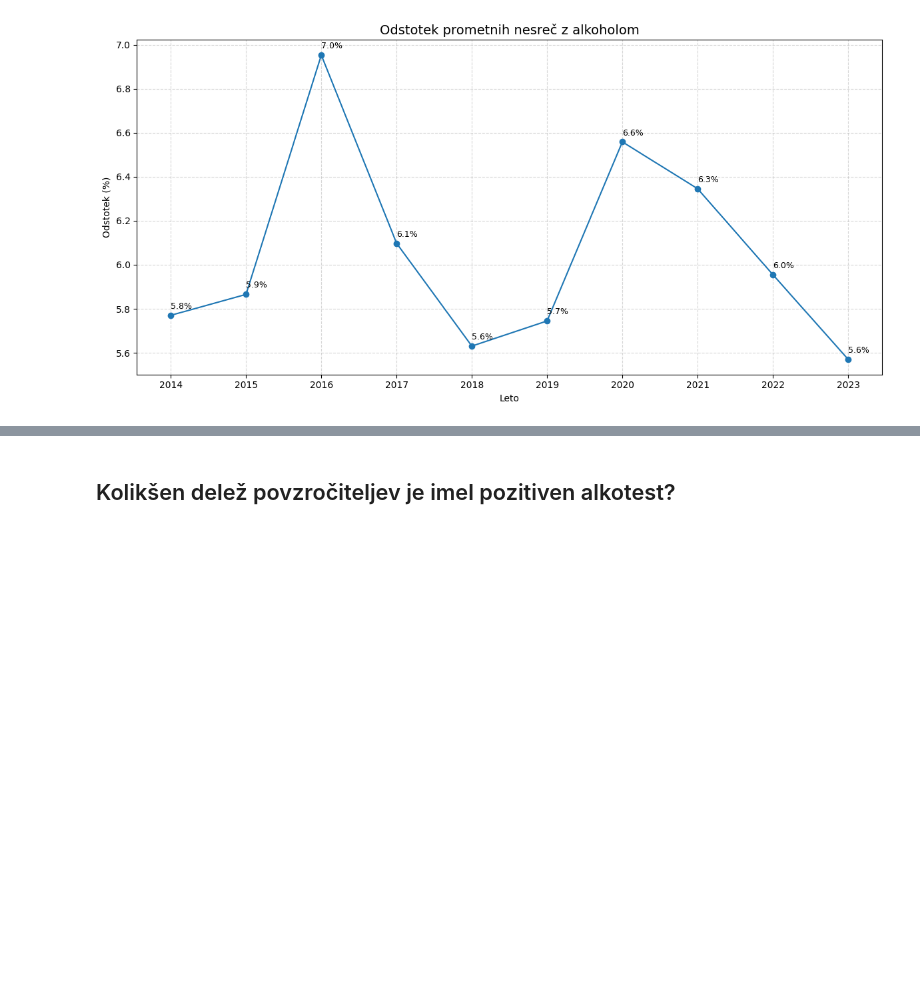
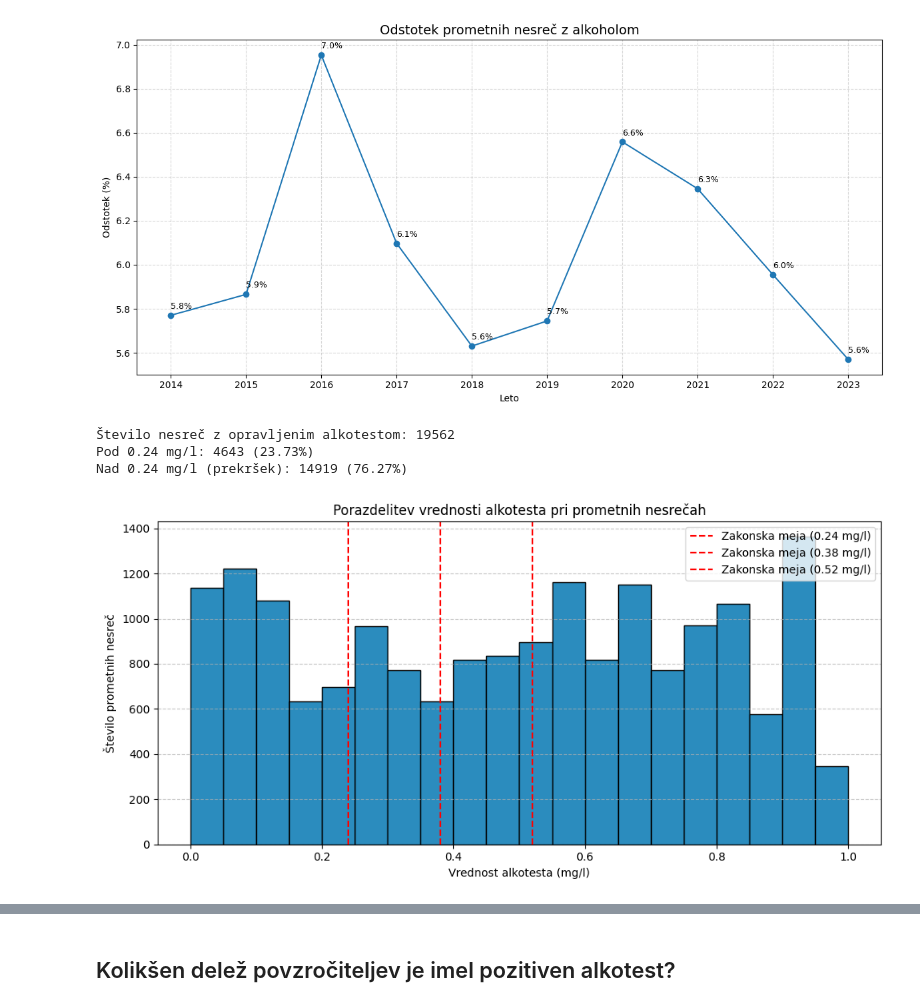
Before and after one commit to TeamsInsane/PR25_3, a Jupyter notebook: simple.ipynb, the cells around one changed output, grey strips where cells are left out. Saved outputs shown, nothing was run; the diff lists cells and outputs as text; code cells hidden in the pictures; blank space fills up the shorter version.

```diff
--- a/simple.ipynb
+++ b/simple.ipynb
@@ -64,3 +64,36 @@ plt.tight_layout()
 plt.show()
 # %% [output]
 [figure]
+# %%
+import matplotlib.pyplot as plt
+
+alko_values = alko[alko > 0]
+
+pod_mejo = (alko_values < 0.24).sum()
+nad_mejo = (alko_values >= 0.24).sum()
+skupaj = pod_mejo + nad_mejo
+
+print(f"Število nesreč z opravljenim alkotestom: {skupaj}")
+print(f"Pod 0.24 mg/l: {pod_mejo} ({pod_mejo / skupaj:.2%})")
+print(f"Nad 0.24 mg/l (prekršek): {nad_mejo} ({nad_mejo / skupaj:.2%})")
+
+bins = [i * 0.05 for i in range(0, 21)]
+
+plt.figure(figsize=(10, 5))
+plt.hist(alko_values, bins=bins, edgecolor='black', color="#2b8cbe")
+plt.axvline(0.24, color='red', linestyle='--', label='Zakonska meja (0.24 mg/l)')
+plt.axvline(0.38, color='red', linestyle='--', label='Zakonska meja (0.38 mg/l)')
+plt.axvline(0.52, color='red', linestyle='--', label='Zakonska meja (0.52 mg/l)')
+
+plt.xlabel("Vrednost alkotesta (mg/l)")
+plt.ylabel("Število prometnih nesreč")
+plt.title("Porazdelitev vrednosti alkotesta pri prometnih nesrečah")
+plt.legend()
+plt.grid(axis='y', linestyle='--', alpha=0.7)
+plt.tight_layout()
+plt.show()
+# %% [output]
+Število nesreč z opravljenim alkotestom: 19562
+Pod 0.24 mg/l: 4643 (23.73%)
+Nad 0.24 mg/l (prekršek): 14919 (76.27%)
+[figure, added]
```
Also changed, not shown: parts of 27 cells of this notebook.
